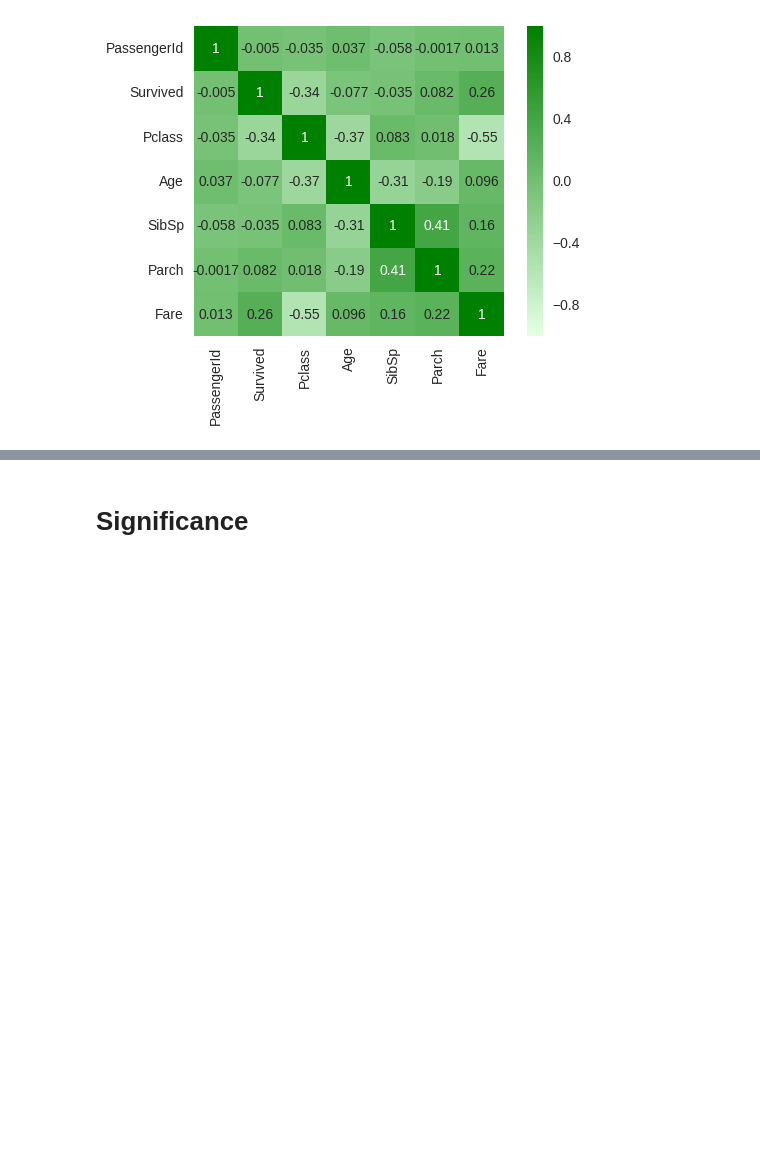
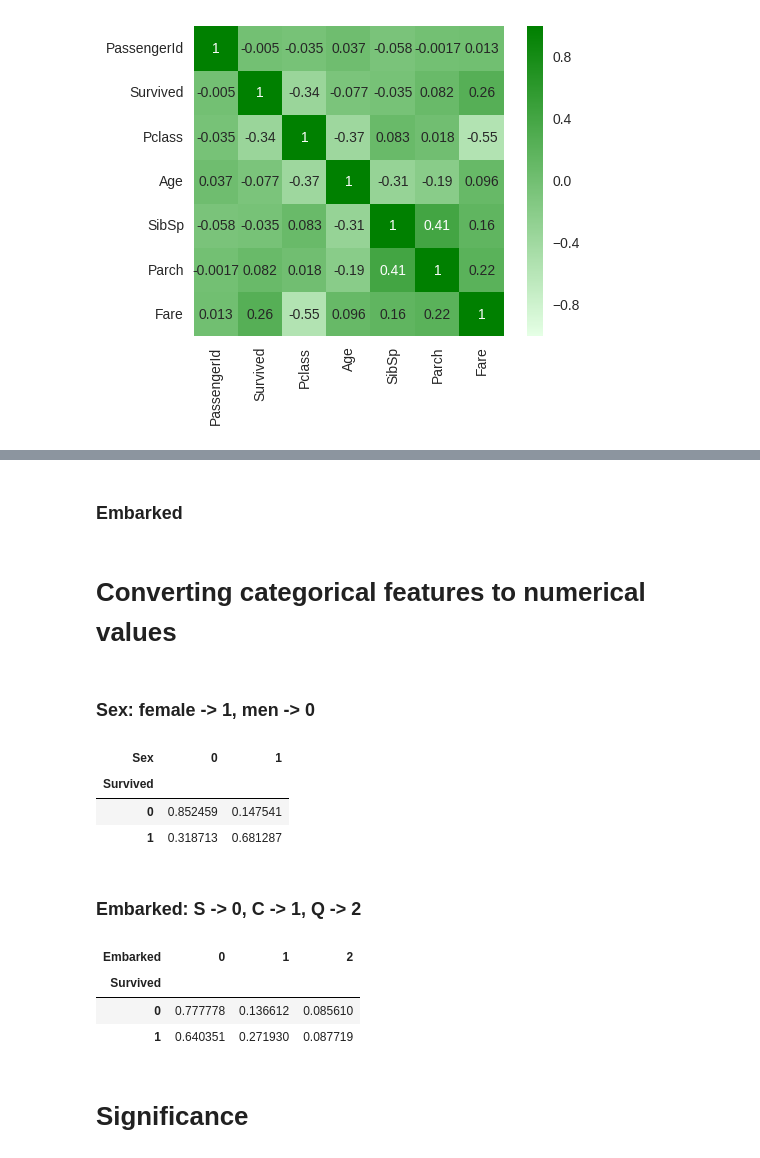
Before and after one commit to bielatm/Titanic, a Jupyter notebook: titanic_prediction.ipynb, the cells around one changed output, grey strips where cells are left out. Cells and saved outputs as stored; diff of their text form; code cells hidden in the pictures; blank space fills up the shorter version.

```diff
--- a/titanic_prediction.ipynb
+++ b/titanic_prediction.ipynb
@@ -281,2 +316,33 @@ sns.heatmap(train.corr(), cmap=cmap, annot=True, square=True)
+# %%
+train.Age = train.Age.fillna(train.Age.mean())
+# %% [markdown]
+### Embarked
+# %%
+most_freq = train.Embarked.dropna().mode()[0]
+train.Embarked = train.Embarked.fillna(most_freq)
+# %% [markdown]
+# Converting categorical features to numerical values
+# %% [markdown]
+### Sex: female -> 1, men -> 0
+# %%
+train.Sex = train.Sex.map({'male':0, 'female': 1})
+# %%
+pd.crosstab(train.Survived, train.Sex, normalize='index')
+# %% [output]
+| Sex | 0 | 1 |
+| Survived |  |  |
+| 0 | 0.852459 | 0.147541 |
+| 1 | 0.318713 | 0.681287 |
+# %% [markdown]
+### Embarked: S -> 0, C -> 1, Q -> 2
+# %%
+train.Embarked = train.Embarked.map({'S':0, 'C': 1, 'Q': 2})
+# %%
+pd.crosstab(train.Survived, train.Embarked, normalize='index')
+# %% [output]
+| Embarked | 0 | 1 | 2 |
+| Survived |  |  |  |
+| 0 | 0.777778 | 0.136612 | 0.085610 |
+| 1 | 0.640351 | 0.271930 | 0.087719 |
 # %% [markdown]
 # Significance
```
Also changed, not shown: parts of 8 cells of this notebook.
